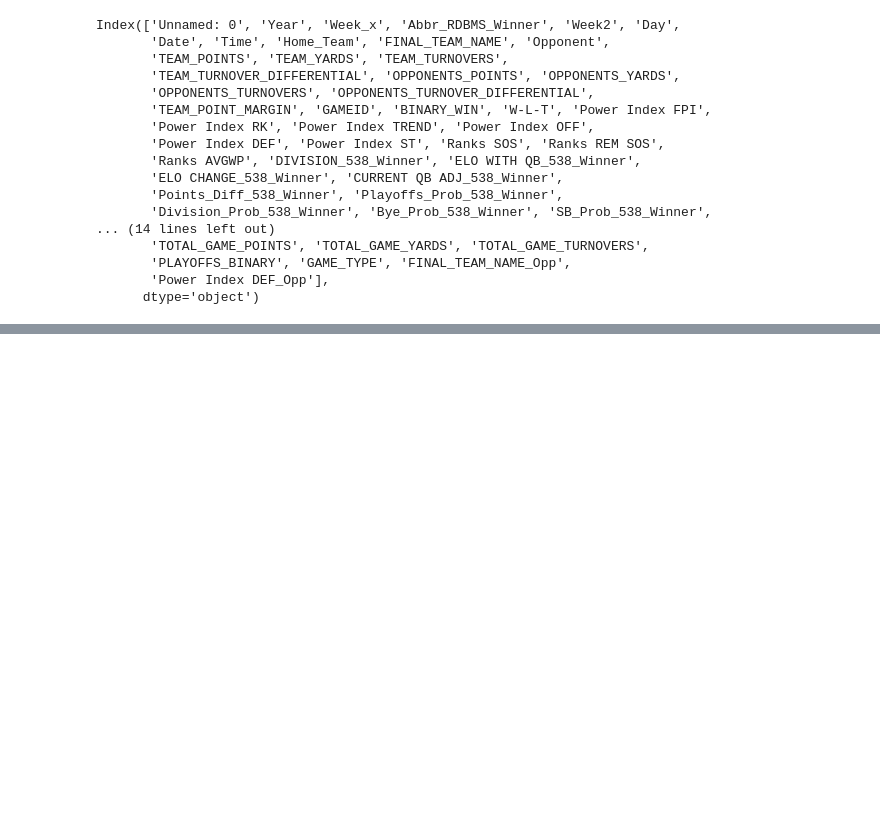
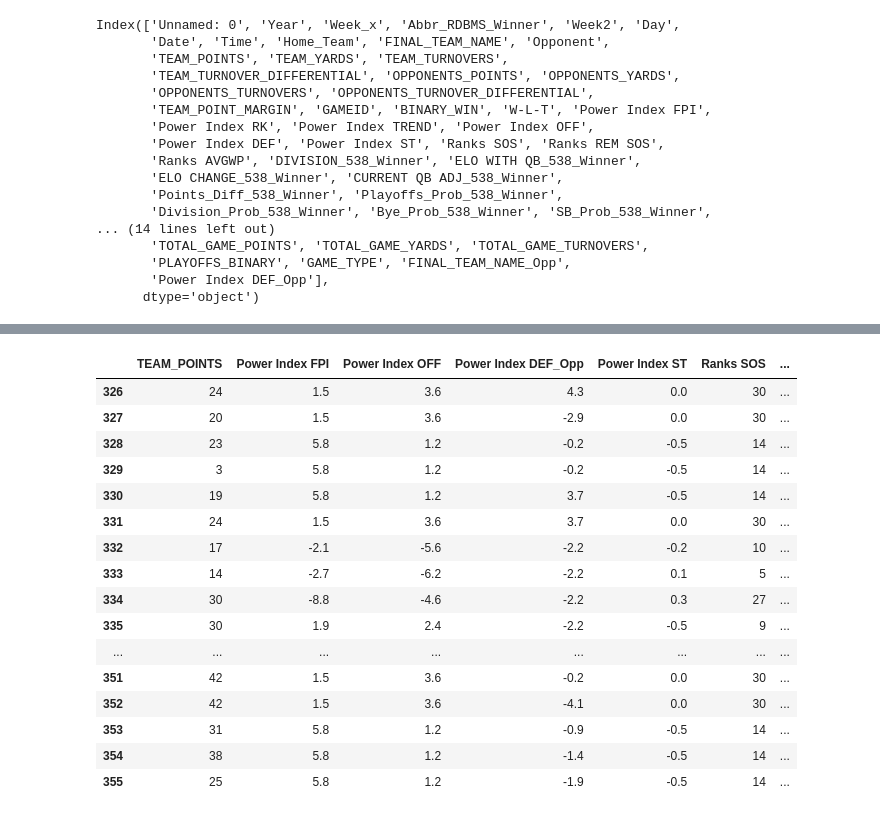
Before and after one commit to adithyav09/NFL-Big-Data-Bowl-2021.github.io, a Jupyter notebook: FinalModel/MachineLearningModels.ipynb, the cells around one changed output, grey strips where cells are left out. Drawn from its saved outputs; the diff is of its cells as text; code cells hidden in the pictures; blank space fills up the shorter version.

```diff
--- a/FinalModel/MachineLearningModels.ipynb
+++ b/FinalModel/MachineLearningModels.ipynb
@@ -1832,0 +2843,22 @@ Index(['Unnamed: 0', 'Year', 'Week_x', 'Abbr_RDBMS_Winner', 'Week2', 'Day',
+# %%
+new_Df = new_Df.drop(columns=["Year"])
+# %%
+new_Df
+# %% [output]
+|  | TEAM_POINTS | Power Index FPI | Power Index OFF | Power Index DEF_Opp | Power Index ST | Ranks SOS | ... |
+| 326 | 24 | 1.5 | 3.6 | 4.3 | 0.0 | 30 | ... |
+| 327 | 20 | 1.5 | 3.6 | -2.9 | 0.0 | 30 | ... |
+| 328 | 23 | 5.8 | 1.2 | -0.2 | -0.5 | 14 | ... |
+| 329 | 3 | 5.8 | 1.2 | -0.2 | -0.5 | 14 | ... |
+| 330 | 19 | 5.8 | 1.2 | 3.7 | -0.5 | 14 | ... |
+| 331 | 24 | 1.5 | 3.6 | 3.7 | 0.0 | 30 | ... |
+| 332 | 17 | -2.1 | -5.6 | -2.2 | -0.2 | 10 | ... |
+| 333 | 14 | -2.7 | -6.2 | -2.2 | 0.1 | 5 | ... |
+| 334 | 30 | -8.8 | -4.6 | -2.2 | 0.3 | 27 | ... |
+| 335 | 30 | 1.9 | 2.4 | -2.2 | -0.5 | 9 | ... |
+| ... | ... | ... | ... | ... | ... | ... | ... |
+| 351 | 42 | 1.5 | 3.6 | -0.2 | 0.0 | 30 | ... |
+| 352 | 42 | 1.5 | 3.6 | -4.1 | 0.0 | 30 | ... |
+| 353 | 31 | 5.8 | 1.2 | -0.9 | -0.5 | 14 | ... |
+| 354 | 38 | 5.8 | 1.2 | -1.4 | -0.5 | 14 | ... |
+| 355 | 25 | 5.8 | 1.2 | -1.9 | -0.5 | 14 | ... |
```
Also changed, not shown: parts of 212 cells of this notebook, 5 other files.
